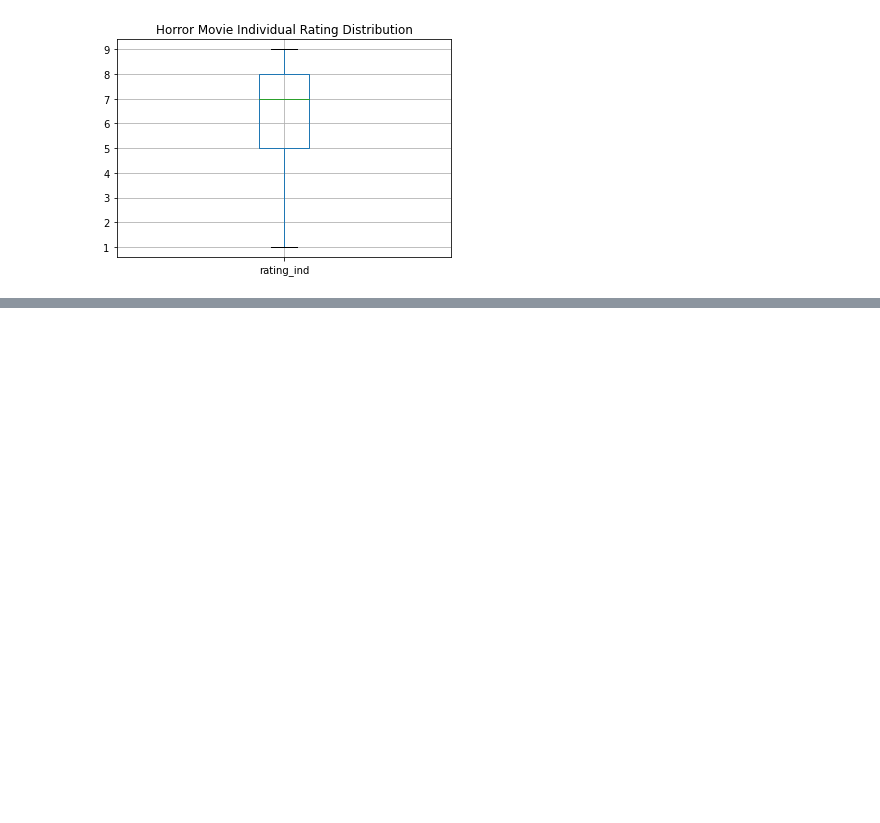
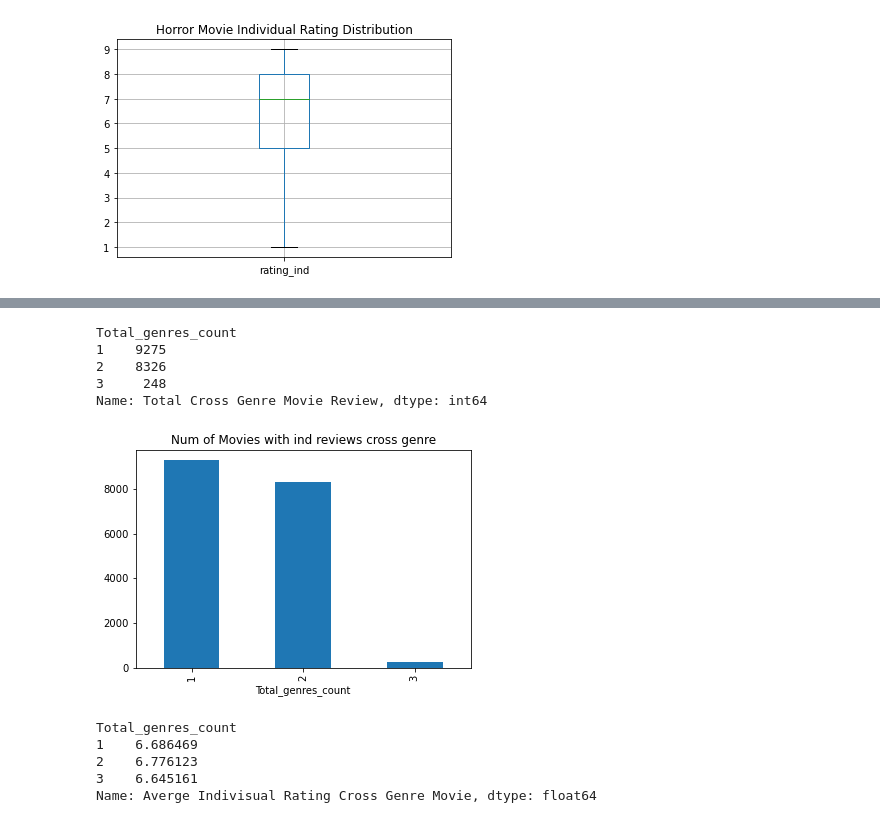
Before and after one commit to williampryor/IMDB_Machine_Learning_Sentiment_Analysis, a Jupyter notebook: Data Visulization about Movies.ipynb, the cells around one changed output, grey strips where cells are left out. Drawn from its saved outputs; the diff is of its cells as text; code cells hidden in the pictures; blank space fills up the shorter version.

```diff
--- a/Data Visulization about Movies.ipynb
+++ b/Data Visulization about Movies.ipynb
@@ -608,0 +614,3 @@ plt.show()
+# %%
+review_new_new_df['Total_genres_count']=review_new_new_df[['Action', 'Comedy', 'Drama', 'Horror']].astype('int64').sum(1)
+review_new_new_df
@@ -608,0 +636,25 @@ plt.show()
+# %%
+i_review_c_genre=review_new_new_df.groupby(['Total_genres_count']).count()['movie_id'].rename("Total Cross Genre Movie Review")
+i_review_c_genre
+# %% [output]
+Total_genres_count
+1    9275
+2    8326
+3     248
+Name: Total Cross Genre Movie Review, dtype: int64
+# %%
+i_review_c_genre.plot(kind='bar')
+plt.title("Num of Movies with ind reviews cross genre")
+plt.savefig("Image\genres ind movie.png")
+plt.show()
+# %% [output]
+[figure, added]
+# %%
+ind_review_c_genre=review_new_new_df.groupby(['Total_genres_count']).mean()['rating_ind'].rename("Averge Indivisual Rating Cross Genre Movie")
+ind_review_c_genre
+# %% [output]
+Total_genres_count
+1    6.686469
+2    6.776123
+3    6.645161
+Name: Averge Indivisual Rating Cross Genre Movie, dtype: float64
```
Also changed, not shown: parts of 60 cells of this notebook, 27 other files.
